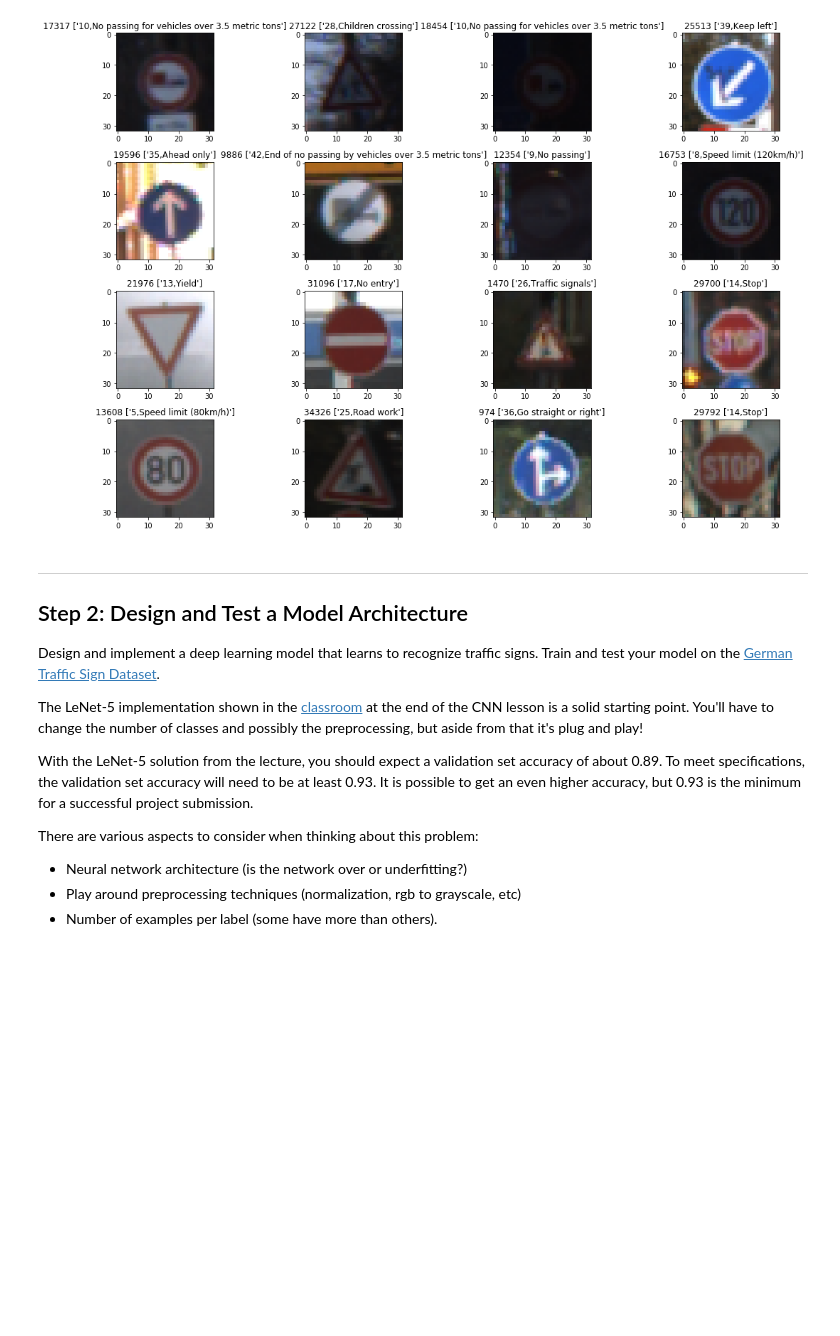
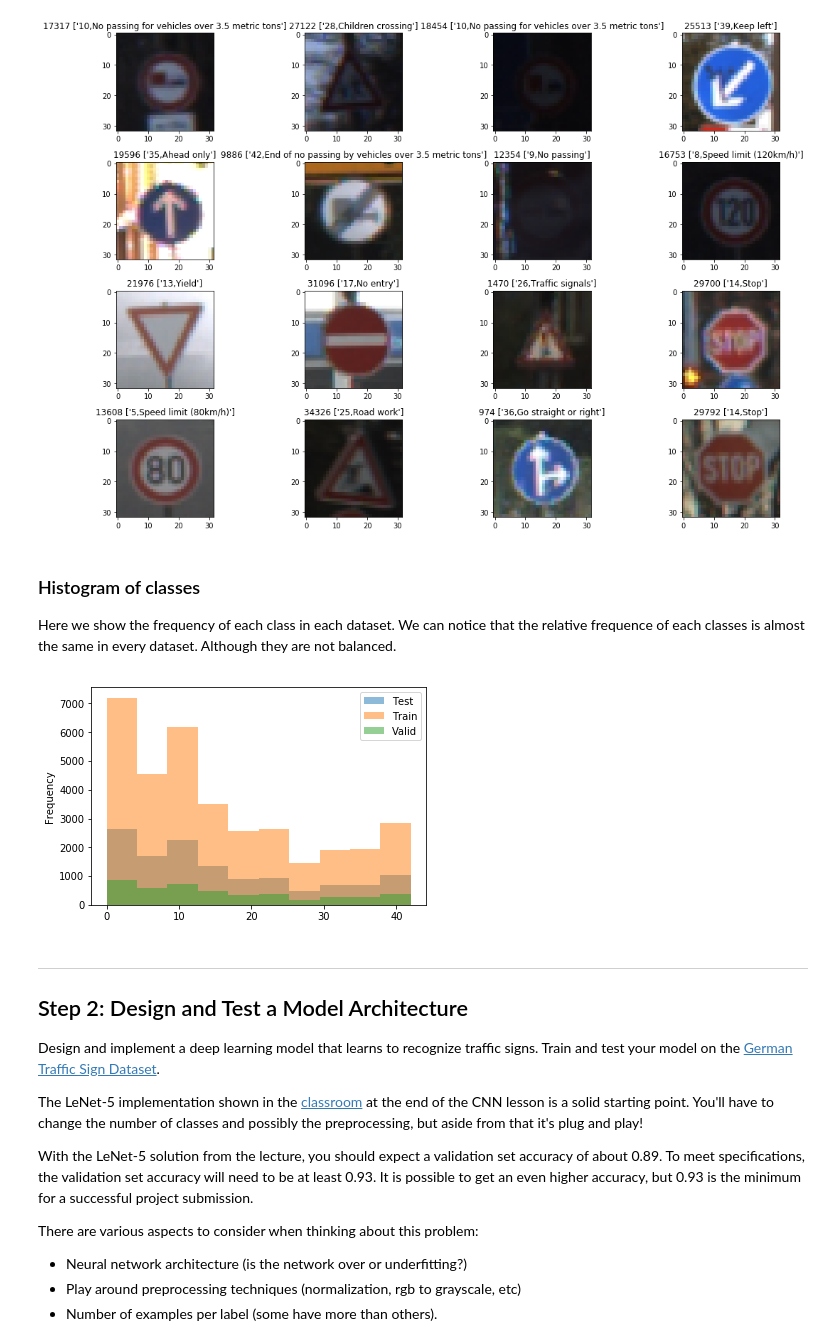
Before and after one commit to flamoedo/Traffic-Sign-Recognition-Classifier-Project, a Jupyter notebook: Traffic_Sign_Classifier.ipynb, the cells around one changed output. Saved outputs shown, nothing was run; the diff lists cells and outputs as text; code cells hidden in the pictures; blank space fills up the shorter version.

```diff
--- a/Traffic_Sign_Classifier.ipynb
+++ b/Traffic_Sign_Classifier.ipynb
@@ -132,6 +134,21 @@ def print_features(features, labes, signnames):
 print_features(X_train, y_train, sign_names)
 # %% [output]
 [figure]
+# %% [markdown]
+### Histogram of classes
+Here we show the frequency of each class in each dataset.
+We can notice that the relative frequence of each classes is
+almost the same in every dataset. Although they are not balanced.
+# %%
+import pandas as pd
+df_validation = pd.DataFrame({'Valid': y_valid})
+df_test = pd.DataFrame({'Test': y_test})
+df_train = pd.DataFrame({'Train':y_train})
+df_result = pd.concat([df_train,df_validation,df_test ])
+df_result.plot.hist(alpha=0.5)
+plt.show()
+# %% [output]
+[figure, added]
 # %% [markdown]
 ----
 
```
Also changed, not shown: parts of 5 cells of this notebook, 1 other file.
